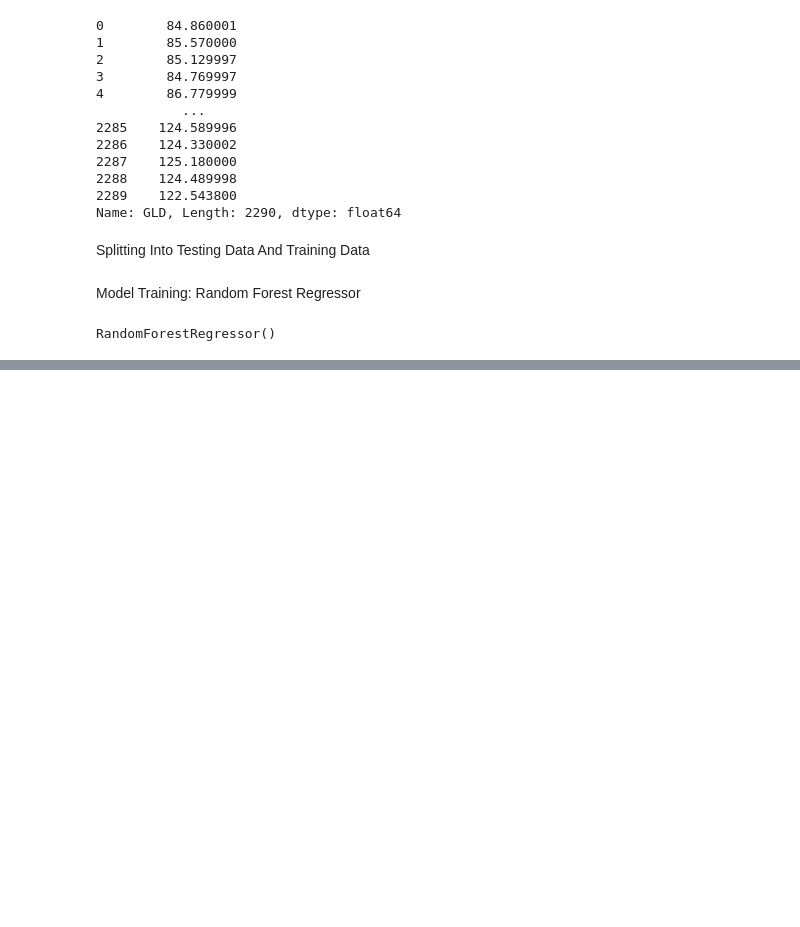
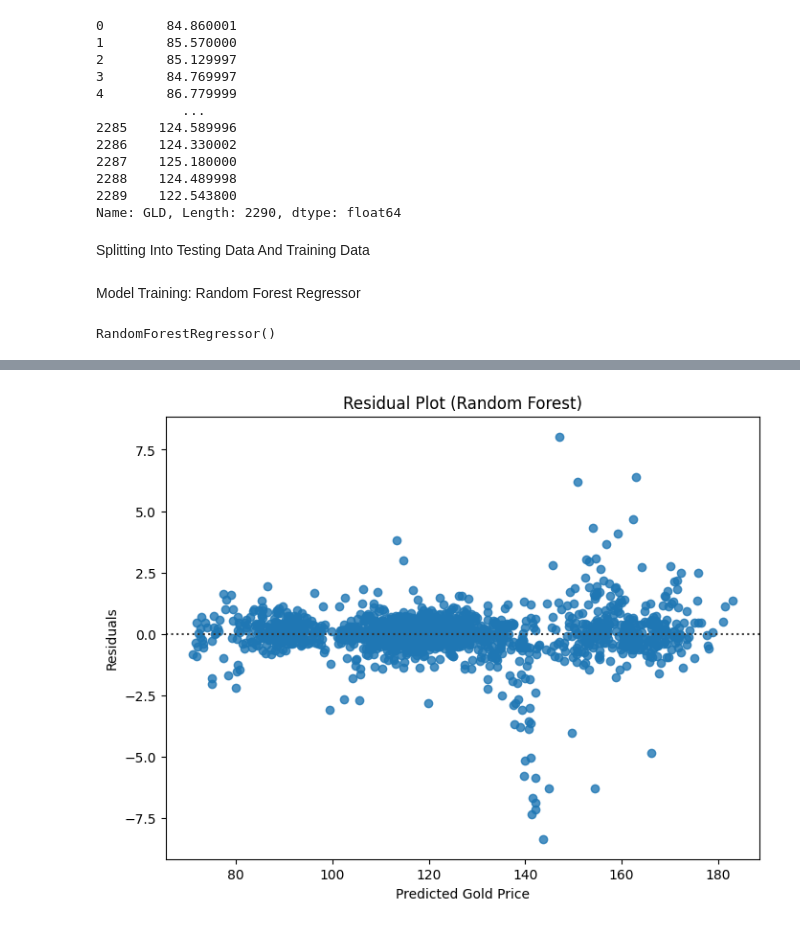
Before and after one commit to OmarAbdelaziz0/GoldPricePredictionMLProject, a Jupyter notebook: GoldPricePredictionMLProject.ipynb, the cells around one changed output, grey strips where cells are left out. Drawn from its saved outputs; the diff is of its cells as text; code cells hidden in the pictures; blank space fills up the shorter version.

```diff
--- a/GoldPricePredictionMLProject.ipynb
+++ b/GoldPricePredictionMLProject.ipynb
@@ -181,0 +275,16 @@ RandomForestRegressor()
+# %%
+# Residual Plot without Lowess smoothing
+# residuals should be calculated as the difference between actual and predicted values
+# Calculate residuals using the model's predictions on the training set
+
+#Fixed: Use the same features (X) used during training
+residuals = Y_train - regressor.predict(X_train.drop(columns=['Date']))
+
+plt.figure(figsize=(8, 6))
+sns.residplot(x=regressor.predict(X_train.drop(columns=['Date'])), y=residuals)  # Use Y_pred for x-axis (predicted values)
+plt.xlabel("Predicted Gold Price")  # Update x-axis label
+plt.ylabel("Residuals")
+plt.title("Residual Plot (Random Forest)")
+plt.show()
+# %% [output]
+[figure, added]
```
Also changed, not shown: parts of 10 cells of this notebook.
